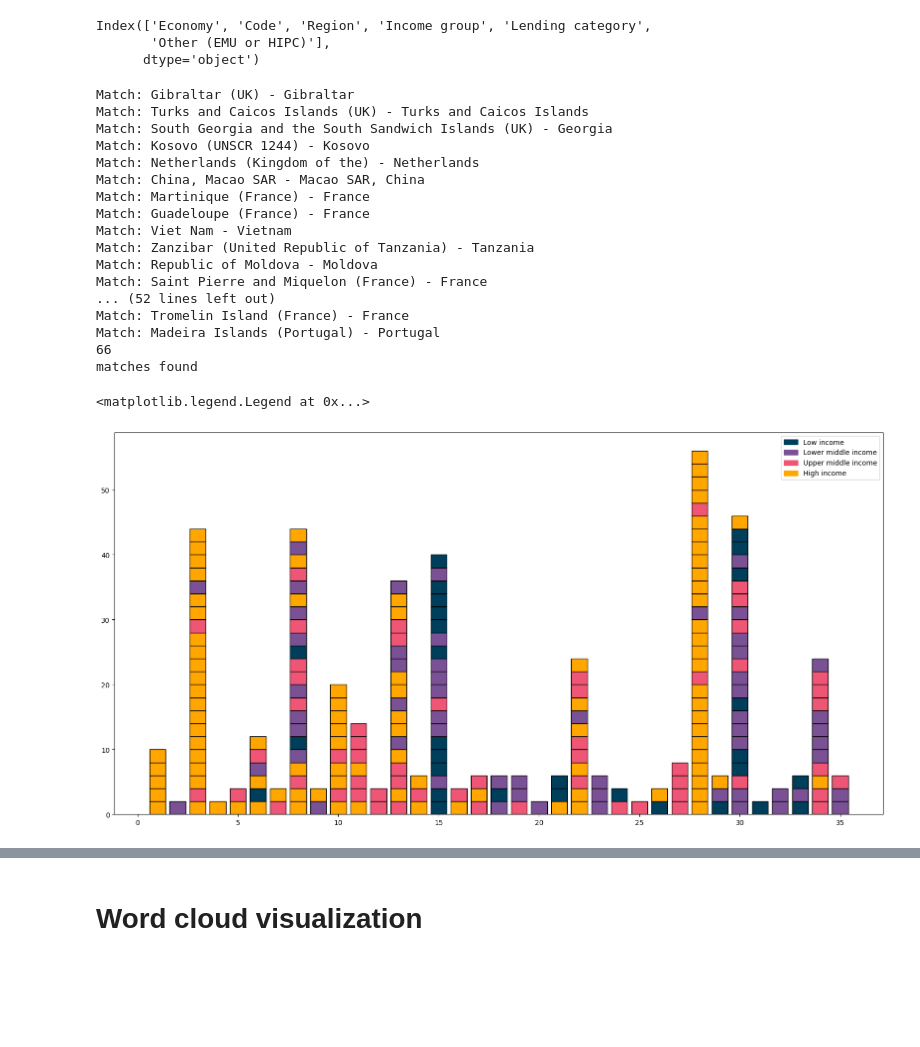
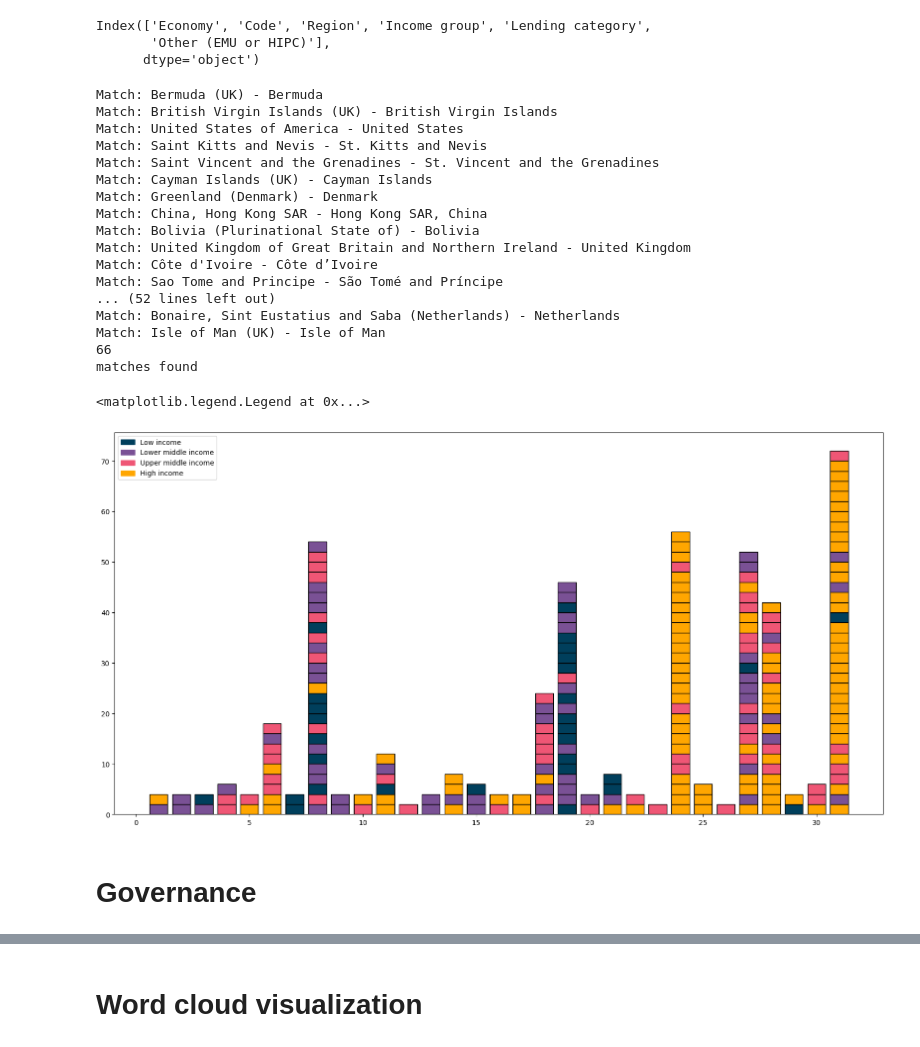
Before and after one commit to gustavn19/Fagprojekt, a Jupyter notebook: lda_done.ipynb, the cells around one changed output, grey strips where cells are left out. Drawn from its saved outputs; the diff is of its cells as text; code cells hidden in the pictures; blank space fills up the shorter version.

Commit message:
All graphs

```diff
--- a/lda_done.ipynb
+++ b/lda_done.ipynb
@@ -132,10 +132,11 @@ for coun in all_countries:
             else:
                 countries_new.append(c)
                 countries[c]=i
+                i+=1
     else:
         if coun in countries.keys():
             countries_new.append(coun)
         else:
             countries_new.append(coun)
             countries[coun]=i
-    i+=1
+            i+=1
@@ -331,3 +347,16 @@ Burundi
+# %%
+country_topic_matrix_prob =np.copy(country_topic_matrix)
+
+for i in range(np.shape(country_topic_matrix)[1]):
+    country_topic_matrix_prob[:,i] = country_topic_matrix_prob[:,i]/np.sum(country_topic_matrix_prob[:,1])
+i=1
+for com in communities.values():
+    topics_in_com=[]
+    if len(com)>1:
+        for c in com:
+            topics_in_com.append(np.argsort(country_topic_matrix_prob[c,:])[::-1][:30])
+        print("Topics i community",i, "er: ", set([x for x in np.concatenate(topics_in_com) if list(np.concatenate(topics_in_com)).count(x) >= 2*len(com)/3]))
+    i+=1
 # %% [markdown]
 # Comparing communities to income-levels
 # %%
@@ -379,21 +408,21 @@ for match in matches:
 print(len(matches))
 print("matches found")
 # %% [output]
-Match: Gibraltar (UK) - Gibraltar
-Match: Turks and Caicos Islands (UK) - Turks and Caicos Islands
-Match: South Georgia and the South Sandwich Islands (UK) - Georgia
-Match: Kosovo (UNSCR 1244) - Kosovo
-Match: Netherlands (Kingdom of the) - Netherlands
-Match: China, Macao SAR - Macao SAR, China
-Match: Martinique (France) - France
-Match: Guadeloupe (France) - France
-Match: Viet Nam - Vietnam
-Match: Zanzibar (United Republic of Tanzania) - Tanzania
-Match: Republic of Moldova - Moldova
-Match: Saint Pierre and Miquelon (France) - France
+Match: Bermuda (UK) - Bermuda
+Match: British Virgin Islands (UK) - British Virgin Islands
+Match: United States of America - United States
+Match: Saint Kitts and Nevis - St. Kitts and Nevis
+Match: Saint Vincent and the Grenadines - St. Vincent and the Grenadines
+Match: Cayman Islands (UK) - Cayman Islands
+Match: Greenland (Denmark) - Denmark
+Match: China, Hong Kong SAR - Hong Kong SAR, China
+Match: Bolivia (Plurinational State of) - Bolivia
+Match: United Kingdom of Great Britain and Northern Ireland - United Kingdom
+Match: Côte d'Ivoire - Côte d’Ivoire
+Match: Sao Tome and Principe - São Tomé and Príncipe
 ... (52 lines left out)
-Match: Tromelin Island (France) - France
-Match: Madeira Islands (Portugal) - Portugal
+Match: Bonaire, Sint Eustatius and Saba (Netherlands) - Netherlands
+Match: Isle of Man (UK) - Isle of Man
 66
 matches found
 # %%
@@ -433,35 +462,38 @@ def check_income(community):
 # %%
 import matplotlib.pyplot as plt
 import matplotlib.patches as mpatches
 colors = ['b', 'g', 'r', 'c', 'm', 'y', 'k', 'n','b', 'g', 'r', 'c', 'm', 'y', 'k', 'n','b', 'g', 'r', 'c', 'm', 'y', 'k', 'n','b', 'g', 'r', 'c', 'm', 'y', 'k', 'w','b', 'g', 'r', 'c', 'm', 'y', 'k', 'w','b', 'g', 'r', 'c', 'm', 'y', 'k', 'w']
 plt.figure(figsize=(20, 10))
 for j in range(len(communities)):
     for i in range(len(communities[j+1])):
         if i == 0:
             if countries_income_dic[communities[j+1][i]] == 0:
-                plt.bar(j+1, 2, color="#003f5c",width=0.8,edgecolor="#000000")
+                plt.bar(j+1, 1, color="#003f5c",width=0.8,edgecolor="#000000")
             elif countries_income_dic[communities[j+1][i]] == 1:
-                plt.bar(j+1, 2, color="#7a5195",width=0.8,edgecolor="#000000")
+                plt.bar(j+1, 1, color="#7a5195",width=0.8,edgecolor="#000000")
             elif countries_income_dic[communities[j+1][i]] == 2:
-                plt.bar(j+1, 2, color="#ef5675",width=0.8,edgecolor="#000000")
+                plt.bar(j+1, 1, color="#ef5675",width=0.8,edgecolor="#000000")
             elif countries_income_dic[communities[j+1][i]] == 3:
-                plt.bar(j+1, 2, color="#ffa600",width=0.8,edgecolor="#000000")
-            h=2
+                plt.bar(j+1, 1, color="#ffa600",width=0.8,edgecolor="#000000")
+            h=1
         else:
             if countries_income_dic[communities[j+1][i]] == 0:
-                plt.bar(j+1, 2, bottom=h, color="#003f5c",width=0.8,edgecolor="#000000")
+                plt.bar(j+1, 1, bottom=h, color="#003f5c",width=0.8,edgecolor="#000000")
             elif countries_income_dic[communities[j+1][i]] == 1:
-                plt.bar(j+1, 2, bottom=h, color="#7a5195",width=0.8,edgecolor="#000000")
+                plt.bar(j+1, 1, bottom=h, color="#7a5195",width=0.8,edgecolor="#000000")
             elif countries_income_dic[communities[j+1][i]] == 2:
-                plt.bar(j+1, 2, bottom=h, color="#ef5675",width=0.8,edgecolor="#000000")
+                plt.bar(j+1, 1, bottom=h, color="#ef5675",width=0.8,edgecolor="#000000")
             elif countries_income_dic[communities[j+1][i]] == 3:
-                plt.bar(j+1, 2, bottom=h, color="#ffa600",width=0.8,edgecolor="#000000")
-            h=h+2
+                plt.bar(j+1, 1, bottom=h, color="#ffa600",width=0.8,edgecolor="#000000")
+            h=h+1
 pop_a = mpatches.Patch(color='#003f5c', label="Low income")
 pop_b = mpatches.Patch(color='#7a5195', label="Lower middle income")
 pop_c = mpatches.Patch(color='#ef5675', label="Upper middle income")
 pop_d = mpatches.Patch(color='#ffa600', label='High income')
 plt.legend(handles=[pop_a,pop_b,pop_c,pop_d])
+plt.xlabel("Community")
+plt.ylabel("Number of countries in community")
+plt.title("Countries in communities from LDA model highlighted by income level")
 # %% [output]
 <matplotlib.legend.Legend at 0x...>
-[figure, old version]
+[figure, new version]
@@ -467,0 +503,2 @@ plt.legend(handles=[pop_a,pop_b,pop_c,pop_d])
+# %% [markdown]
+# Governance
```
Also changed, not shown: parts of 17 cells of this notebook.
